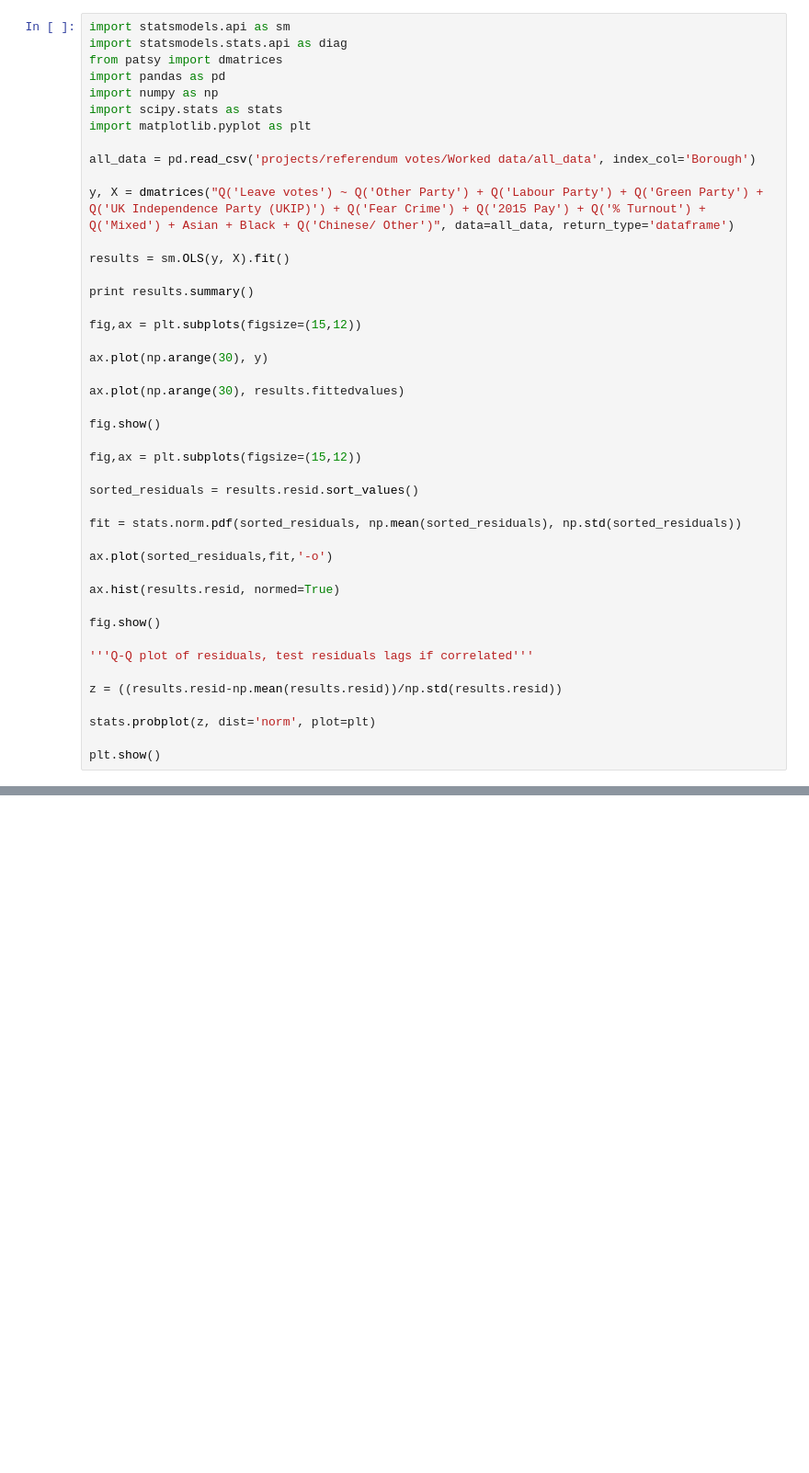
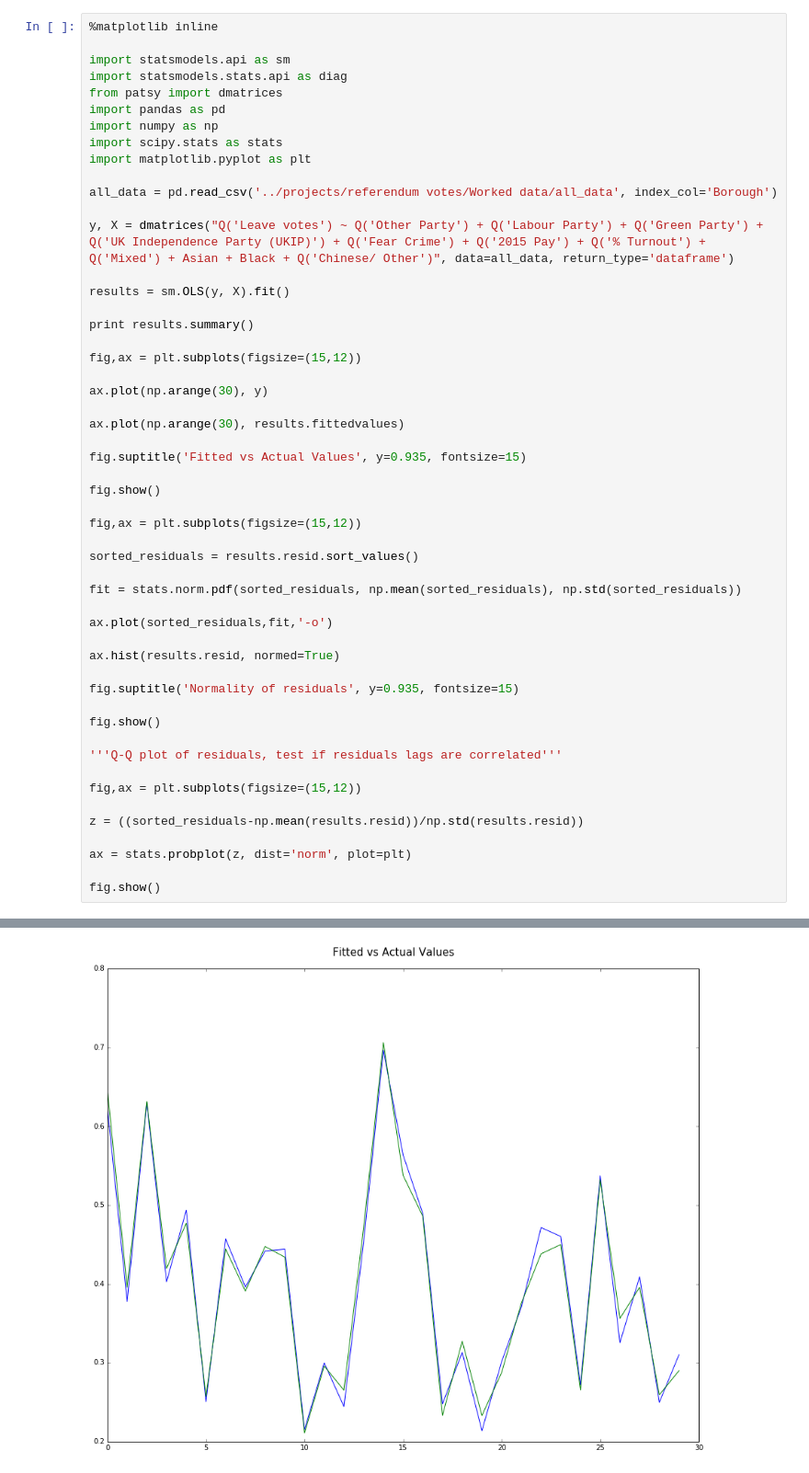
Before and after one commit to adrianocosi0/brexit_referendum, a Jupyter notebook: notebooks/data modelling.ipynb, the cells around one changed output, grey strips where cells are left out. Shown at 92% size. Cells and saved outputs as stored; diff of their text form; blank space fills up the shorter version.

```diff
--- a/notebooks/data modelling.ipynb
+++ b/notebooks/data modelling.ipynb
@@ -1,4 +1,6 @@
 # %%
+%matplotlib inline
+
 import statsmodels.api as sm
 import statsmodels.stats.api as diag
 from patsy import dmatrices
@@ -7,7 +9,7 @@ import numpy as np
 import scipy.stats as stats
 import matplotlib.pyplot as plt
 
-all_data = pd.read_csv('projects/referendum votes/Worked data/all_data', index_col='Borough')
+all_data = pd.read_csv('../projects/referendum votes/Worked data/all_data', index_col='Borough')
 
 y, X = dmatrices("Q('Leave votes') ~ Q('Other Party') + Q('Labour Party') + Q('Green Party') + Q('UK Independence Party (UKIP)') + Q('Fear Crime') + Q('2015 Pay') + Q('% Turnout') + Q('Mixed') + Asian + Black + Q('Chinese/ Other')", data=all_data, return_type='dataframe')
 
@@ -21,6 +23,8 @@ ax.plot(np.arange(30), y)
 
 ax.plot(np.arange(30), results.fittedvalues)
 
+fig.suptitle('Fitted vs Actual Values', y=0.935, fontsize=15)
+
 fig.show()
 
 fig,ax = plt.subplots(figsize=(15,12))
@@ -33,15 +37,19 @@ ax.plot(sorted_residuals,fit,'-o')
 
 ax.hist(results.resid, normed=True)
 
+fig.suptitle('Normality of residuals', y=0.935, fontsize=15)
+
 fig.show()
 
-'''Q-Q plot of residuals, test residuals lags if correlated'''
+'''Q-Q plot of residuals, test if residuals lags are correlated'''
 
-z = ((results.resid-np.mean(results.resid))/np.std(results.resid))
+fig,ax = plt.subplots(figsize=(15,12))
 
-stats.probplot(z, dist='norm', plot=plt)
+z = ((sorted_residuals-np.mean(results.resid))/np.std(results.resid))
 
-plt.show()
+ax = stats.probplot(z, dist='norm', plot=plt)
+
+fig.show()
 # %% [output]
                             OLS Regression Results
 ==============================================================================
@@ -53,10 +61,11 @@ Time:                        01:49:57   Log-Likelihood:                 82.313
 No. Observations:                  30   AIC:                            -140.6
 Df Residuals:                      18   BIC:                            -123.8
 Df Model:                          11
 Covariance Type:            nonrobust
 =====================================================================================================
 ... (21 lines left out)
 Warnings:
 [1] Standard Errors assume that the covariance matrix of the errors is correctly specified.
 [2] The condition number is large, 6.48e+04. This might indicate that there are
 strong multicollinearity or other numerical problems.
+[figure, added]
```
Also changed, not shown: parts of 1 cell of this notebook.
